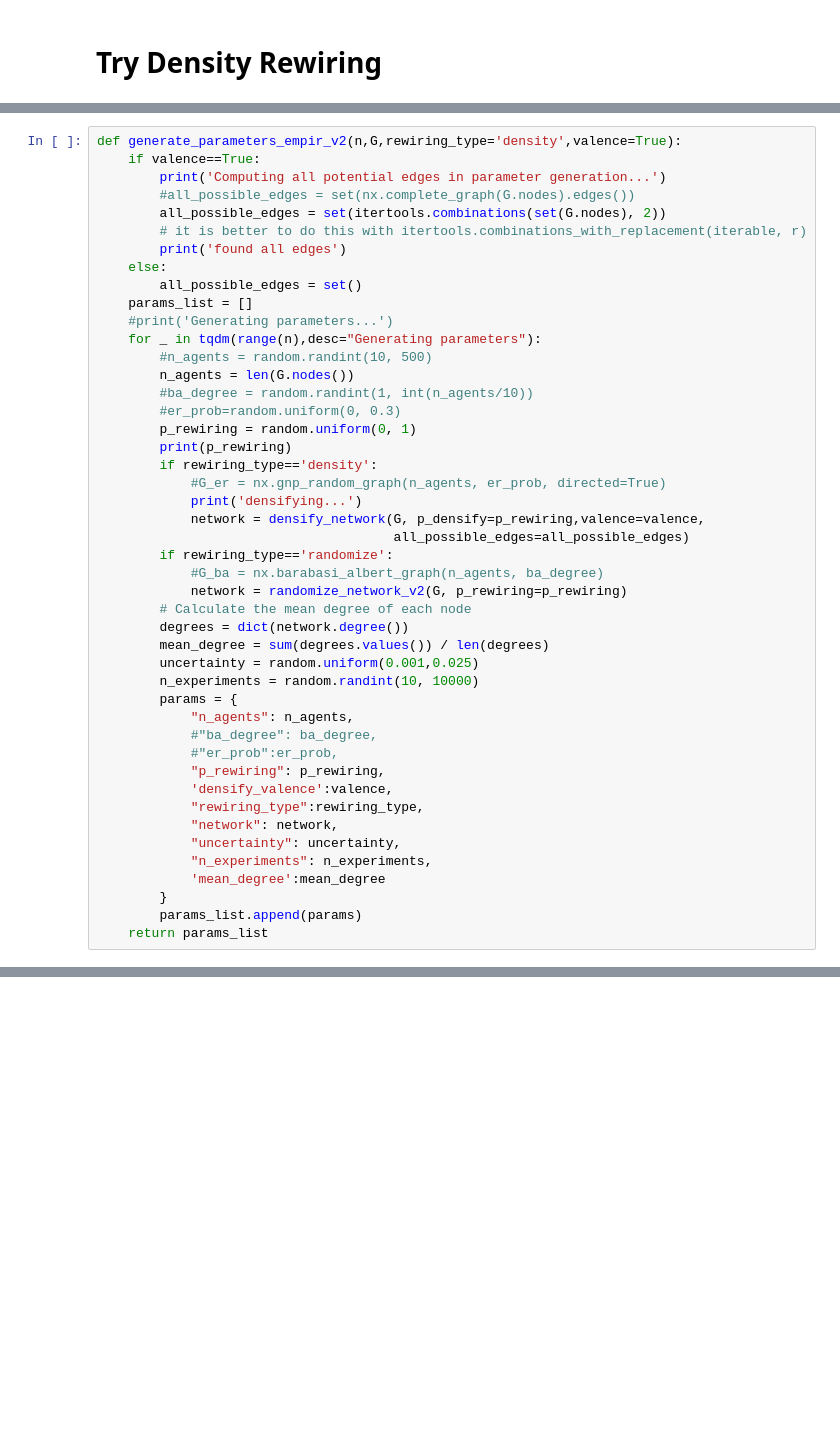
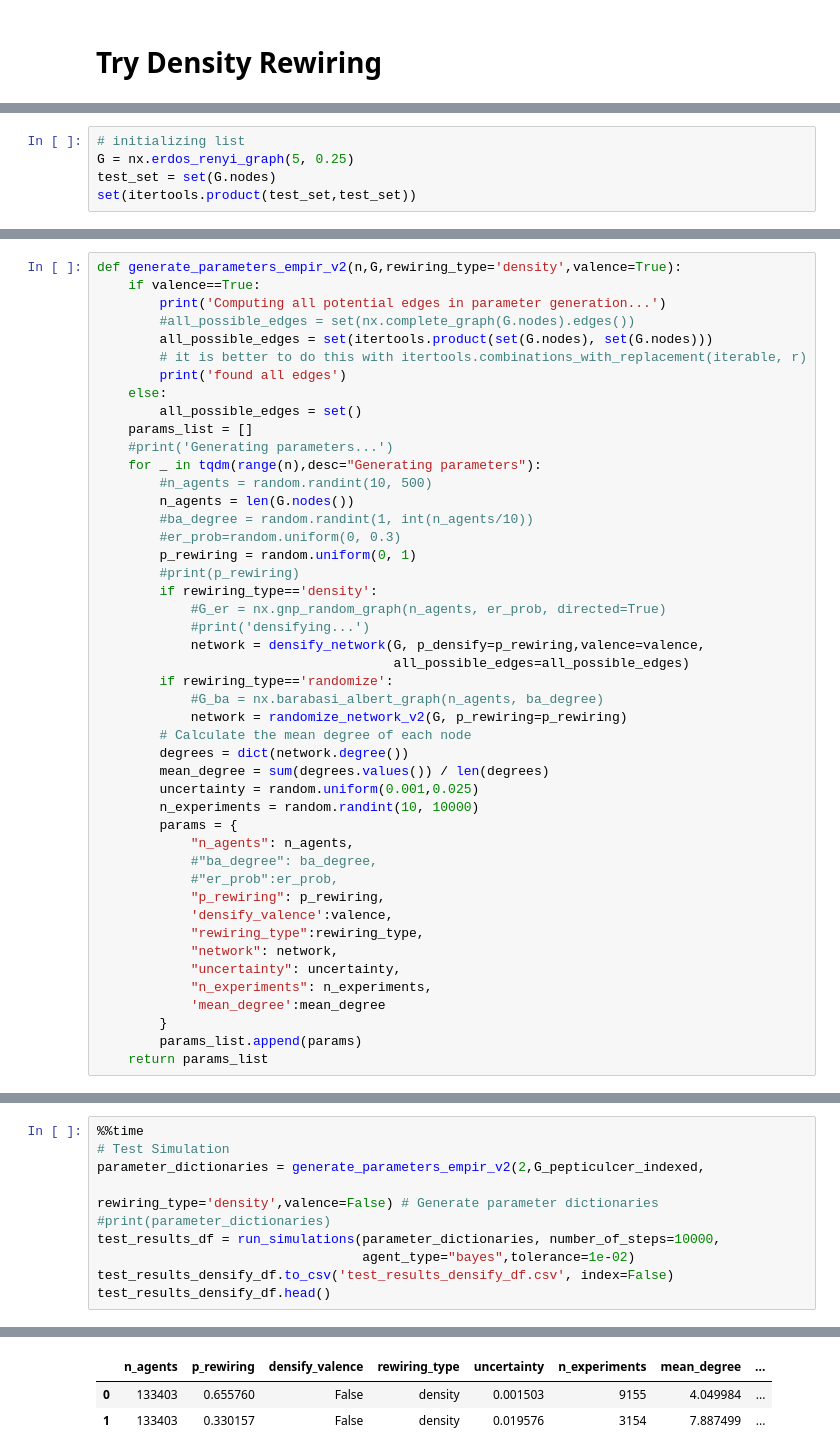
Before and after one commit to MNoichl/network_epistemology_playground, a Jupyter notebook: simulations_empiricalnet_clean.ipynb, the cells around one changed output, grey strips where cells are left out. Saved outputs shown, nothing was run; the diff lists cells and outputs as text; blank space fills up the shorter version.

```diff
--- a/simulations_empiricalnet_clean.ipynb
+++ b/simulations_empiricalnet_clean.ipynb
@@ -547,0 +565,5 @@ plot_results(beta_results_df,variable_of_interest = 'true_consensus',regressor =
+# %%
+# initializing list
+G = nx.erdos_renyi_graph(5, 0.25)
+test_set = set(G.nodes)
+set(itertools.product(test_set,test_set))
@@ -550,7 +590,7 @@ def generate_parameters_empir_v2(n,G,rewiring_type='density',valence=True):
     if valence==True:
         print('Computing all potential edges in parameter generation...')
         #all_possible_edges = set(nx.complete_graph(G.nodes).edges())
-        all_possible_edges = set(itertools.combinations(set(G.nodes), 2))
+        all_possible_edges = set(itertools.product(set(G.nodes), set(G.nodes)))
         # it is better to do this with itertools.combinations_with_replacement(iterable, r)
         print('found all edges')
     else:
@@ -563,10 +603,10 @@ def generate_parameters_empir_v2(n,G,rewiring_type='density',valence=True):
         #ba_degree = random.randint(1, int(n_agents/10))
         #er_prob=random.uniform(0, 0.3)
         p_rewiring = random.uniform(0, 1)
-        print(p_rewiring)
+        #print(p_rewiring)
         if rewiring_type=='density':
             #G_er = nx.gnp_random_graph(n_agents, er_prob, directed=True)
-            print('densifying...')
+            #print('densifying...')
             network = densify_network(G, p_densify=p_rewiring,valence=valence,
                                       all_possible_edges=all_possible_edges)
         if rewiring_type=='randomize':
@@ -624,0 +661,11 @@ Wall time: 7.79 s
+# %%
+%%time
+# Test Simulation
+parameter_dictionaries = generate_parameters_empir_v2(2,G_pepticulcer_indexed,
+                                                      rewiring_type='density',valence=False) # Generate parameter dictionaries
+#print(parameter_dictionaries)
+test_results_df = run_simulations(parameter_dictionaries, number_of_steps=10000,
+                                  agent_type="bayes",tolerance=1e-02)
+test_results_densify_df.to_csv('test_results_densify_df.csv', index=False)
+test_results_densify_df.head()
+# %% [output]
@@ -624,0 +674,3 @@ Wall time: 7.79 s
+|  | n_agents | p_rewiring | densify_valence | rewiring_type | uncertainty | n_experiments | mean_degree | ... |
+| 0 | 133403 | 0.655760 | False | density | 0.001503 | 9155 | 4.049984 | ... |
+| 1 | 133403 | 0.330157 | False | density | 0.019576 | 3154 | 7.887499 | ... |
```
Also changed, not shown: parts of 9 cells of this notebook, 3 other files.
